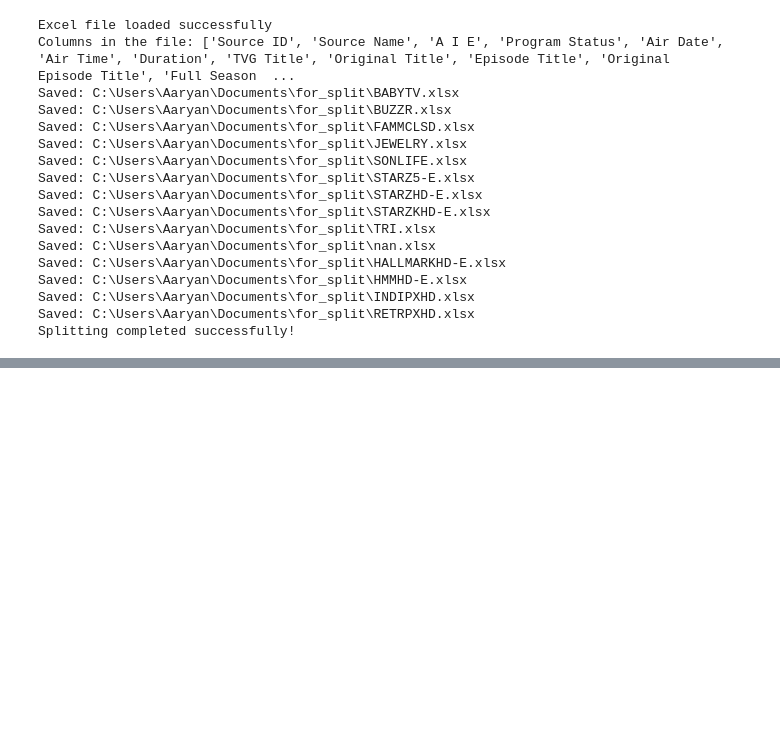
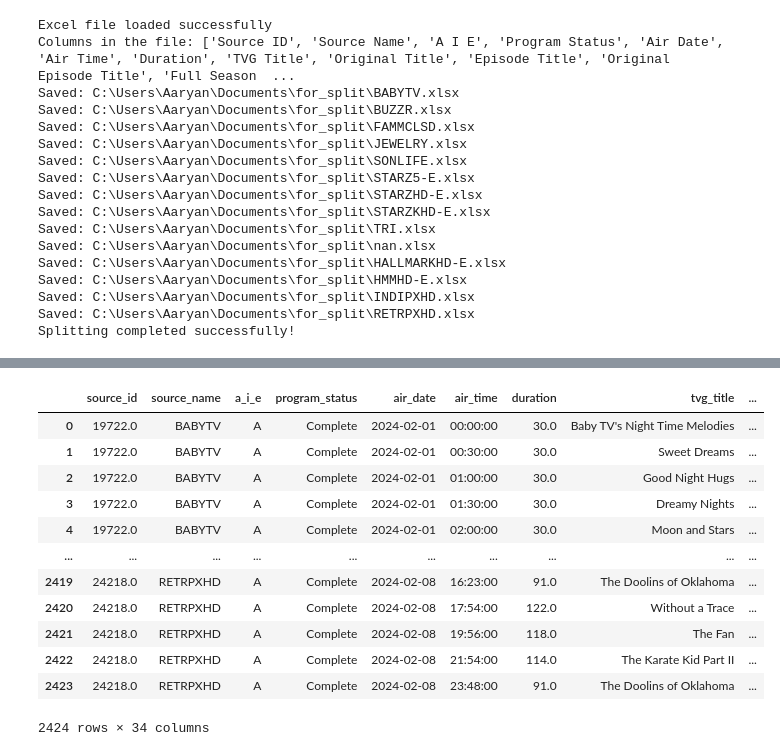
Before and after one commit to Aaryan1901/Data_Analytics, a Jupyter notebook: Data_Analysis/Cosmo Input Report.ipynb, the cells around one changed output, grey strips where cells are left out. Saved outputs shown, nothing was run; the diff lists cells and outputs as text; code cells hidden in the pictures; blank space fills up the shorter version.

```diff
--- a/Data_Analysis/Cosmo Input Report.ipynb
+++ b/Data_Analysis/Cosmo Input Report.ipynb
@@ -49,3 +49,23 @@ Saved: C:\Users\Aaryan\Documents\for_split\HMMHD-E.xlsx
 Saved: C:\Users\Aaryan\Documents\for_split\INDIPXHD.xlsx
 Saved: C:\Users\Aaryan\Documents\for_split\RETRPXHD.xlsx
 Splitting completed successfully!
+# %%
+import os
+import pandas as pd
+import numpy as np
+
+# Define file paths
+file_path = r"C:\Users\Aaryan\Documents\for_split"
+file_name = "Cosmo Input Report.xlsx"
+
+file_path2 = r"C:\Users\Aaryan\Documents\for_split\cosmo_files"
+file_path3 = r"C:\Users\Aaryan\Documents\for_split\cosmo_files3"
+sheet_name = "Cosmo Input Report"
+full_file_path = os.path.join(file_path, file_name)
+
+# Check if file exists before reading
+if os.path.exists(full_file_path):
+    df = pd.read_excel(full_file_path, sheet_name=sheet_name)
+    print(df)
+else:
+    print("The file does not exist at the specified location.")
@@ -51,0 +90,18 @@ Splitting completed successfully!
+# %%
+df.columns=df.columns.str.lower()
+df.columns=df.columns.str.replace(" ","_")
+df
+# %% [output]
+|  | source_id | source_name | a_i_e | program_status | air_date | air_time | duration | tvg_title | ... |
+| 0 | 19722.0 | BABYTV | A | Complete | 2024-02-01 | 00:00:00 | 30.0 | Baby TV's Night Time Melodies | ... |
+| 1 | 19722.0 | BABYTV | A | Complete | 2024-02-01 | 00:30:00 | 30.0 | Sweet Dreams | ... |
+| 2 | 19722.0 | BABYTV | A | Complete | 2024-02-01 | 01:00:00 | 30.0 | Good Night Hugs | ... |
+| 3 | 19722.0 | BABYTV | A | Complete | 2024-02-01 | 01:30:00 | 30.0 | Dreamy Nights | ... |
+| 4 | 19722.0 | BABYTV | A | Complete | 2024-02-01 | 02:00:00 | 30.0 | Moon and Stars | ... |
+| ... | ... | ... | ... | ... | ... | ... | ... | ... | ... |
+| 2419 | 24218.0 | RETRPXHD | A | Complete | 2024-02-08 | 16:23:00 | 91.0 | The Doolins of Oklahoma | ... |
+| 2420 | 24218.0 | RETRPXHD | A | Complete | 2024-02-08 | 17:54:00 | 122.0 | Without a Trace | ... |
+| 2421 | 24218.0 | RETRPXHD | A | Complete | 2024-02-08 | 19:56:00 | 118.0 | The Fan | ... |
+| 2422 | 24218.0 | RETRPXHD | A | Complete | 2024-02-08 | 21:54:00 | 114.0 | The Karate Kid Part II | ... |
+| 2423 | 24218.0 | RETRPXHD | A | Complete | 2024-02-08 | 23:48:00 | 91.0 | The Doolins of Oklahoma | ... |
+2424 rows × 34 columns
```
Also changed, not shown: parts of 5 cells of this notebook.
